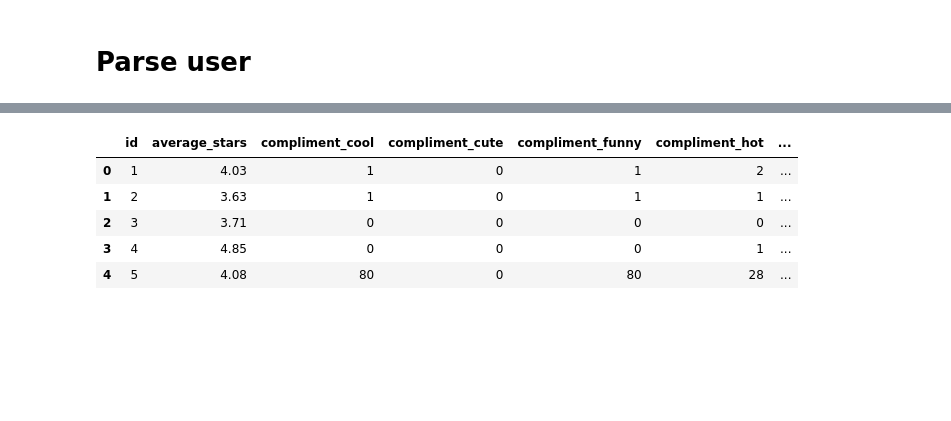
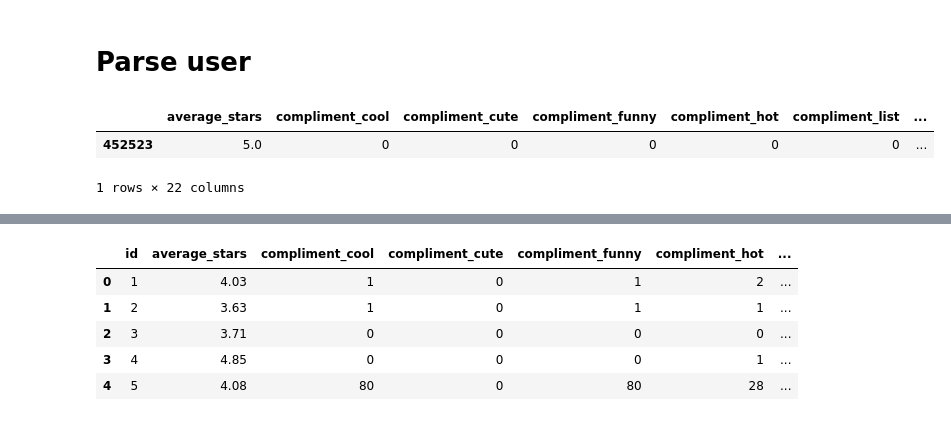
Before and after one commit to Ph0tonic/Intro2DataBase, a Jupyter notebook: notebook.ipynb, the cells around one changed output, grey strips where cells are left out. Saved outputs shown, nothing was run; the diff lists cells and outputs as text; code cells hidden in the pictures; blank space fills up the shorter version.

```diff
--- a/notebook.ipynb
+++ b/notebook.ipynb
@@ -27,3 +27,11 @@ tip.index += 1
 user.index += 1
 # %% [markdown]
 # Parse user
+# %%
+excluded_user = user[(user.name.isna())]
+# %%
+excluded_user
+# %% [output]
+|  | average_stars | compliment_cool | compliment_cute | compliment_funny | compliment_hot | compliment_list | ... |
+| 452523 | 5.0 | 0 | 0 | 0 | 0 | 0 | ... |
+1 rows × 22 columns
```
Also changed, not shown: parts of 9 cells of this notebook, 3 other files.
